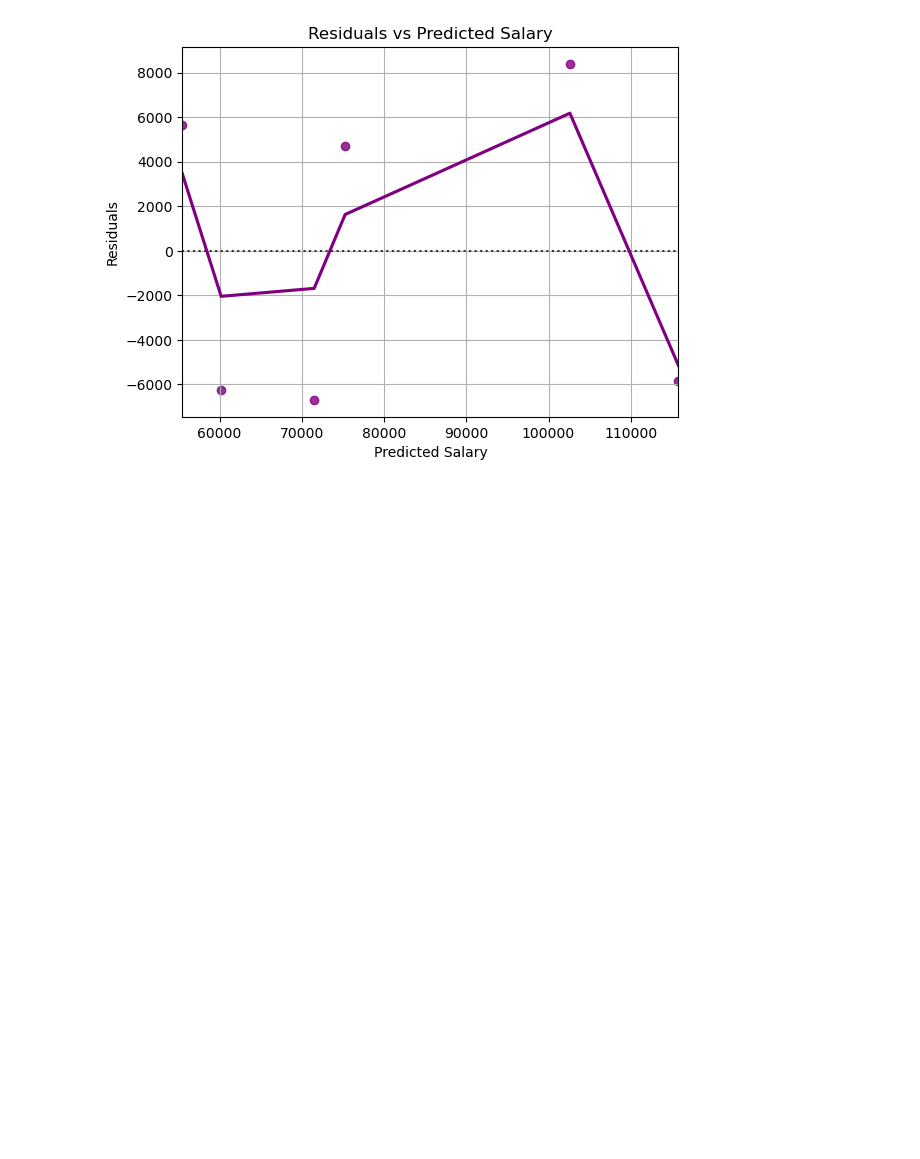
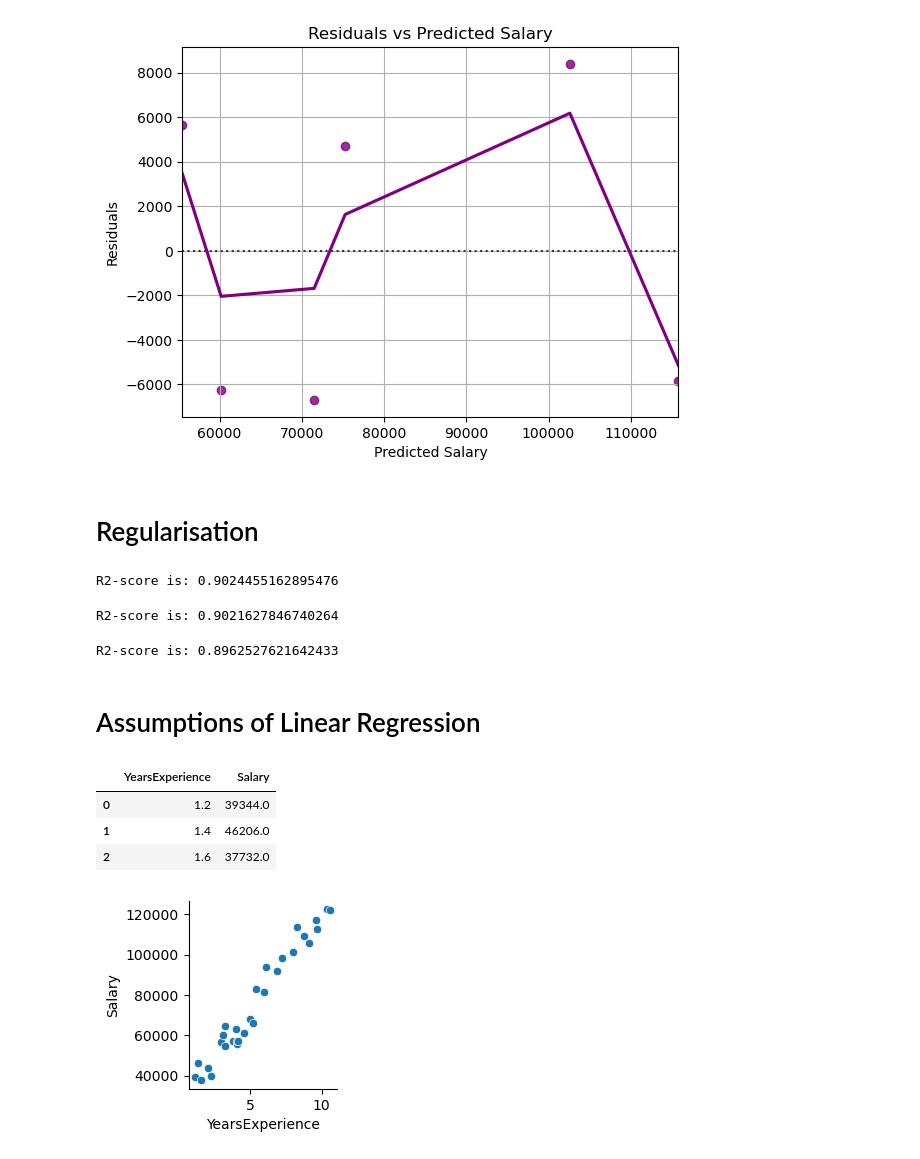
Before and after one commit to avishek19/LinearRegressionDemo, a Jupyter notebook: Salary_Prediction.ipynb, the cells around one changed output. Drawn from its saved outputs; the diff is of its cells as text; code cells hidden in the pictures; blank space fills up the shorter version.

Commit message:
Add files via upload
Regularization included

```diff
--- a/Salary_Prediction.ipynb
+++ b/Salary_Prediction.ipynb
@@ -143,3 +145,59 @@ plb.grid(True)
 plb.show()
 # %% [output]
 [figure]
+# %% [markdown]
+# Regularisation
+# %%
+# Regularization of Linear Regression
+# Assumptions of Linear Regression
+# Lasso Regularization(L1)
+# Tends to make the coefficient to absolute zero
+# add the absolute value of magnitude of coefficient as penlaty term to loss function
+
+from sklearn.linear_model import Lasso
+las = Lasso()
+las.fit(X_train, y_train)
+y_pred_test = las.predict(X_test)
+print(f"R2-score is: {r2_score(y_test, y_pred_test)}")
+# %% [output]
+R2-score is: 0.9024455162895476
+# %%
+# Ridge Regression (L2)
+# Add squared magnitude of coefficecitns as penalty term for the loss function
+# Result never set the value of co-efficients to absolute zero
+
+from sklearn.linear_model import Ridge
+ridge = Ridge()
+ridge.fit(X_train, y_train)
+y_pred_test = ridge.predict(X_test)
+print(f"R2-score is: {r2_score(y_test, y_pred_test)}")
+# %% [output]
+R2-score is: 0.9021627846740264
+# %%
+# ElasticNet Regularization (L1+ L2)
+# Add squared magnitude of coefficecitns as penalty term for the loss function
+# Result never set the value of co-efficients to absolute zero
+
+from sklearn.linear_model import ElasticNet
+elasticnet = ElasticNet()
+elasticnet.fit(X_train, y_train)
+y_pred_test = elasticnet.predict(X_test)
+print(f"R2-score is: {r2_score(y_test, y_pred_test)}")
+# %% [output]
+R2-score is: 0.8962527621642433
+# %% [markdown]
+# Assumptions of Linear Regression
+# %%
+#Linear releationshiop between feature and target
+df.head(3)[['YearsExperience','Salary']]
+# %% [output]
+|  | YearsExperience | Salary |
+| 0 | 1.2 | 39344.0 |
+| 1 | 1.4 | 46206.0 |
+| 2 | 1.6 | 37732.0 |
+# %%
+import seaborn as sns
+sns.pairplot(df,x_vars=['YearsExperience'],y_vars=['Salary'])
+plb.show()
+# %% [output]
+[figure, added]
```
Also changed, not shown: parts of 16 cells of this notebook.
